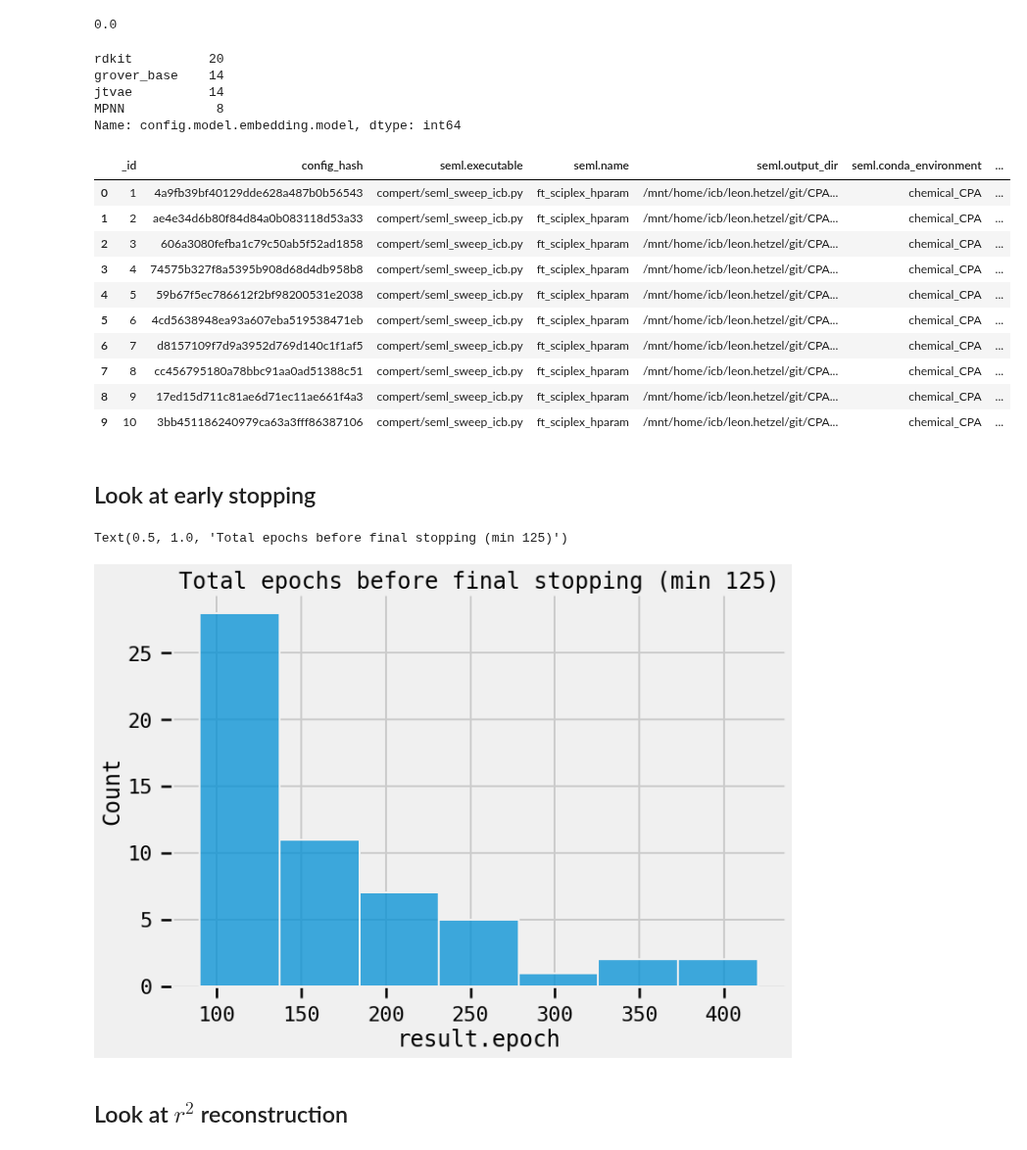
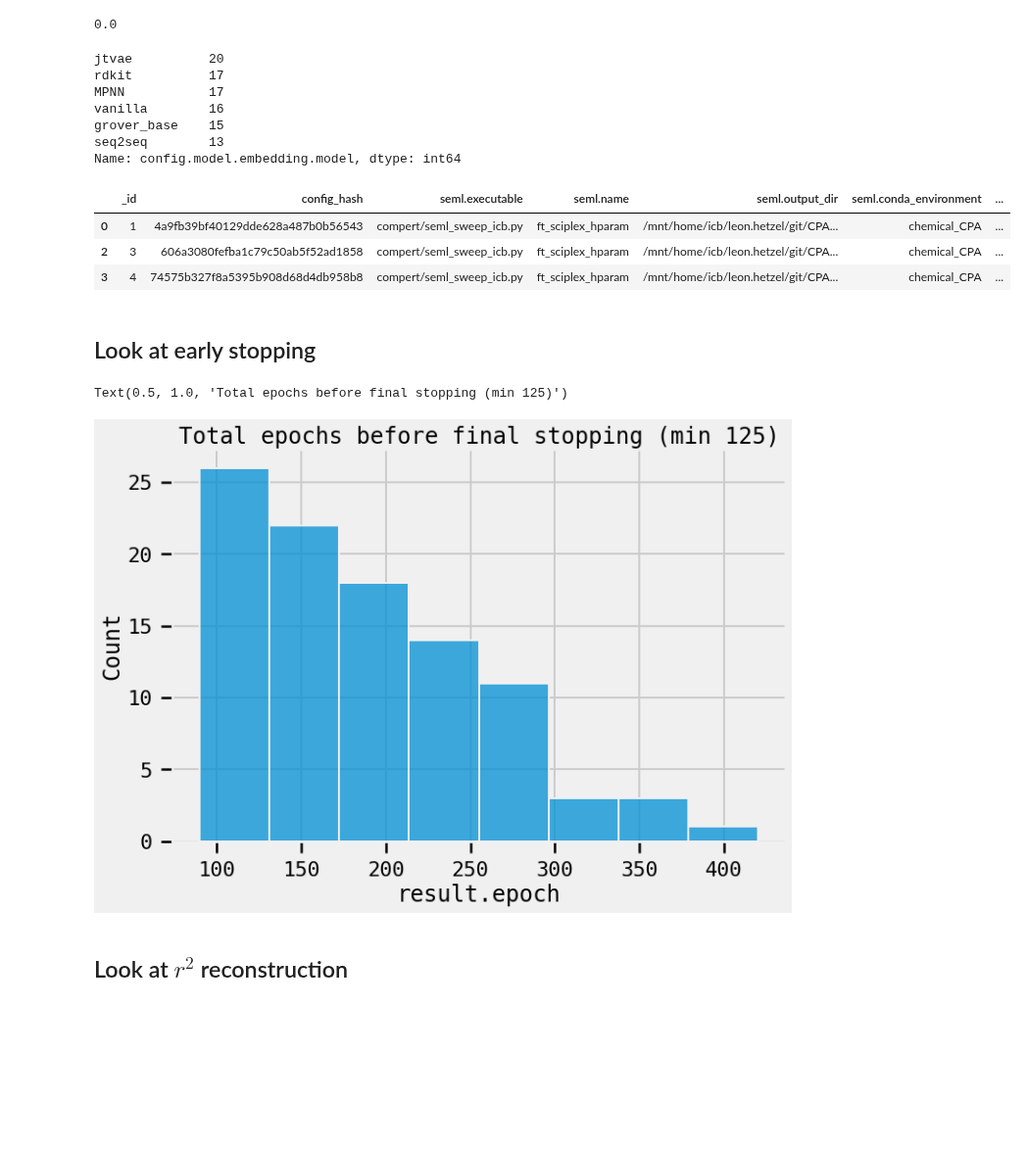
Before and after one commit to theislab/chemCPA, a Jupyter notebook: experiments/sciplex_hparam/analyze_sciplex_finetuning_hparam.ipynb, the cells around one changed output. Shown at 98% size. Saved outputs shown, nothing was run; the diff lists cells and outputs as text; code cells hidden in the pictures; blank space fills up the shorter version.

```diff
--- a/experiments/sciplex_hparam/analyze_sciplex_finetuning_hparam.ipynb
+++ b/experiments/sciplex_hparam/analyze_sciplex_finetuning_hparam.ipynb
@@ -24,7 +26,3 @@ results = seml.get_results(
     fields=["config", "result", "seml", "config_hash"],
     states=["COMPLETED"],
 )
-# %%
-# filter out the non-relevant rdkit runs
-results = results[(results["config.model.hparams.dim"] == 32)]
-results["config.model.embedding.model"].value_counts()
@@ -104,48 +81,44 @@ sweeped_params = [
 ]
 # %%
-# percentage of training runs that resulted in NaNs
-import math
-
+# percentage of training runs that resulted in NaNs or totally failed
 nan_results = results[results["result.loss_reconstruction"].apply(lambda x: math.isnan(sum(x)))]
 results_clean = results[~results["result.loss_reconstruction"].apply(lambda x: math.isnan(sum(x)))].copy()
 print(len(nan_results) / len(results))
+
+# Remove runs with r2 < 0.6 on the training set
+results_clean = results_clean[results_clean['result.training'].apply(lambda x: x[0][0])>0.6]
 # %% [output]
 0.0
 # %%
 results_clean["config.model.embedding.model"].value_counts()
 # %% [output]
-rdkit          20
-grover_base    14
-jtvae          14
-MPNN            8
+jtvae          20
+rdkit          17
+MPNN           17
+vanilla        16
+grover_base    15
+seq2seq        13
 Name: config.model.embedding.model, dtype: int64
 # %%
 # calculate some stats
 get_mean = lambda x: np.array(x)[-1, 0]
 get_mean_de = lambda x: np.array(x)[-1, 1]
 
 results_clean["result.training_mean"] = results_clean["result.training"].apply(get_mean)
 results_clean["result.training_mean_de"] = results_clean["result.training"].apply(get_mean_de)
 results_clean["result.val_mean"] = results_clean["result.test"].apply(get_mean)
 results_clean["result.val_mean_de"] = results_clean["result.test"].apply(get_mean_de)
 results_clean["result.test_mean"] = results_clean["result.ood"].apply(get_mean)
 results_clean["result.test_mean_de"] = results_clean["result.ood"].apply(get_mean_de)
 results_clean["result.perturbation disentanglement"] = results_clean["result.perturbation disentanglement"].apply(lambda x: x[0])
 
 
-results_clean.head(10)
+results_clean.head(3)
 # %% [output]
 |  | _id | config_hash | seml.executable | seml.name | seml.output_dir | seml.conda_environment | ... |
 | 0 | 1 | 4a9fb39bf40129dde628a487b0b56543 | compert/seml_sweep_icb.py | ft_sciplex_hparam | /mnt/home/icb/leon.hetzel/git/CPA... | chemical_CPA | ... |
-| 1 | 2 | ae4e34d6b80f84d84a0b083118d53a33 | compert/seml_sweep_icb.py | ft_sciplex_hparam | /mnt/home/icb/leon.hetzel/git/CPA... | chemical_CPA | ... |
 | 2 | 3 | 606a3080fefba1c79c50ab5f52ad1858 | compert/seml_sweep_icb.py | ft_sciplex_hparam | /mnt/home/icb/leon.hetzel/git/CPA... | chemical_CPA | ... |
 | 3 | 4 | 74575b327f8a5395b908d68d4db958b8 | compert/seml_sweep_icb.py | ft_sciplex_hparam | /mnt/home/icb/leon.hetzel/git/CPA... | chemical_CPA | ... |
-| 4 | 5 | 59b67f5ec786612f2bf98200531e2038 | compert/seml_sweep_icb.py | ft_sciplex_hparam | /mnt/home/icb/leon.hetzel/git/CPA... | chemical_CPA | ... |
-| 5 | 6 | 4cd5638948ea93a607eba519538471eb | compert/seml_sweep_icb.py | ft_sciplex_hparam | /mnt/home/icb/leon.hetzel/git/CPA... | chemical_CPA | ... |
-| 6 | 7 | d8157109f7d9a3952d769d140c1f1af5 | compert/seml_sweep_icb.py | ft_sciplex_hparam | /mnt/home/icb/leon.hetzel/git/CPA... | chemical_CPA | ... |
-| 7 | 8 | cc456795180a78bbc91aa0ad51388c51 | compert/seml_sweep_icb.py | ft_sciplex_hparam | /mnt/home/icb/leon.hetzel/git/CPA... | chemical_CPA | ... |
-| 8 | 9 | 17ed15d711c81ae6d71ec11ae661f4a3 | compert/seml_sweep_icb.py | ft_sciplex_hparam | /mnt/home/icb/leon.hetzel/git/CPA... | chemical_CPA | ... |
-| 9 | 10 | 3bb451186240979ca63a3fff86387106 | compert/seml_sweep_icb.py | ft_sciplex_hparam | /mnt/home/icb/leon.hetzel/git/CPA... | chemical_CPA | ... |
 # %% [markdown]
 ## Look at early stopping
 # %%
@@ -153,7 +126,7 @@ ax = sns.histplot(data=results_clean["result.epoch"].apply(max))
 ax.set_title("Total epochs before final stopping (min 125)")
 # %% [output]
 Text(0.5, 1.0, 'Total epochs before final stopping (min 125)')
-[figure, old version]
+[figure, new version]
 # %% [markdown]
 ## Look at $r^2$ reconstruction
 # %%
```
Also changed, not shown: parts of 16 cells of this notebook, 1 other file.
